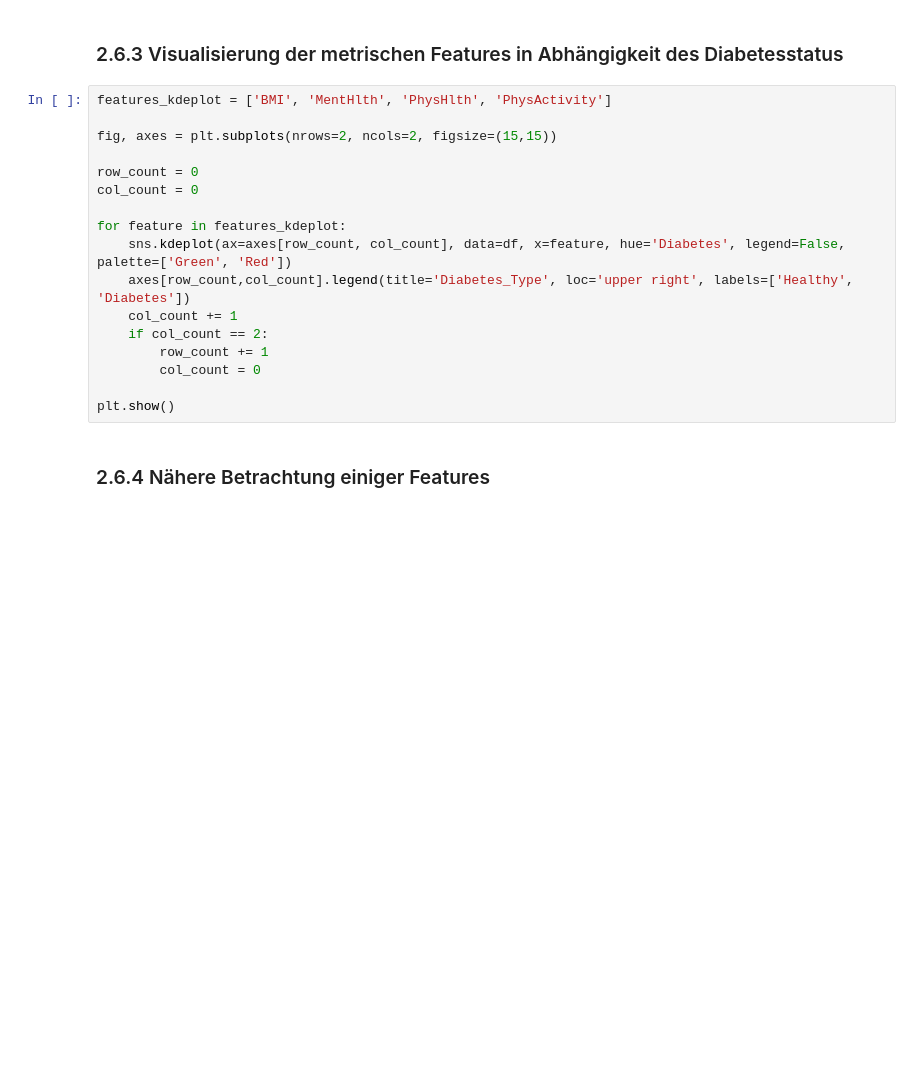
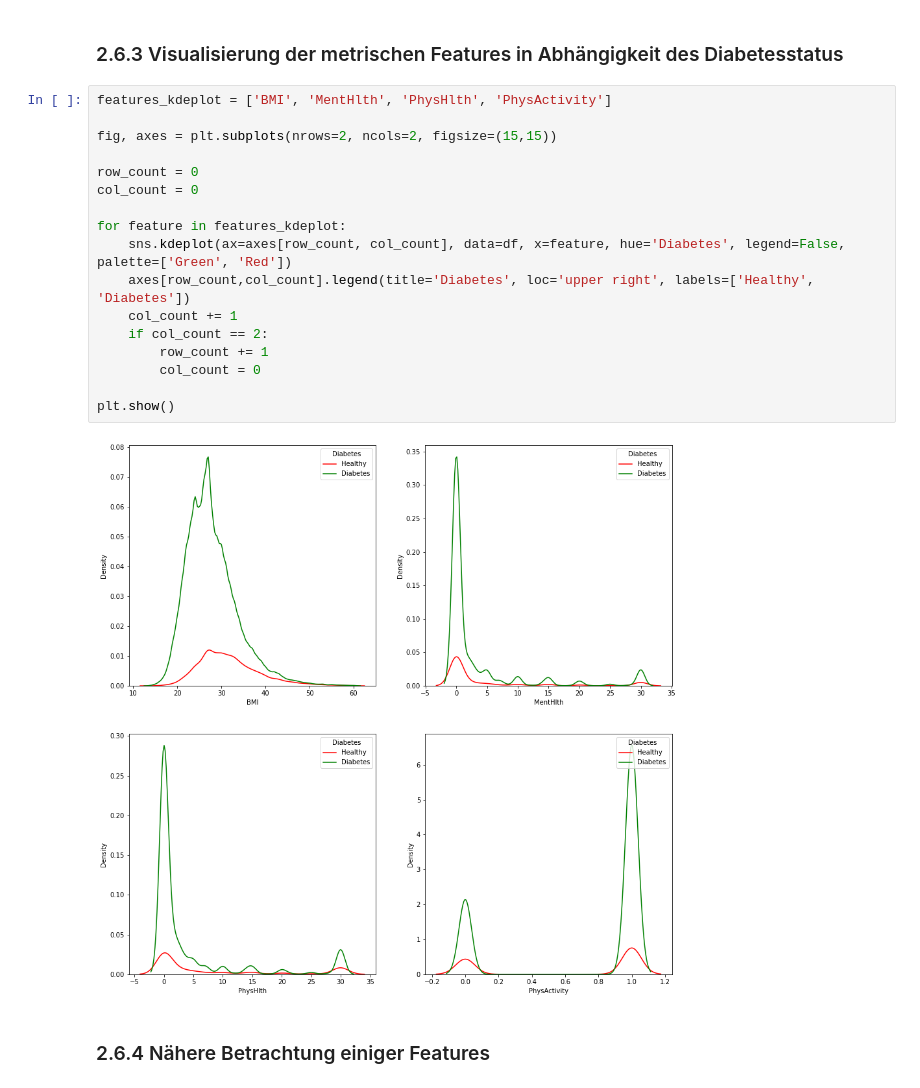
Before and after one commit to switchmachine/Diabetes-Health-Indicators, a Jupyter notebook: Programmieren2_Gruppe7_Projekt_DiabetesHealthIndicators.ipynb, the cells around one changed output. Cells and saved outputs as stored; diff of their text form; blank space fills up the shorter version.

```diff
--- a/Programmieren2_Gruppe7_Projekt_DiabetesHealthIndicators.ipynb
+++ b/Programmieren2_Gruppe7_Projekt_DiabetesHealthIndicators.ipynb
@@ -313,20 +356,22 @@ for feature in features_barplots:
 # %%
 features_kdeplot = ['BMI', 'MentHlth', 'PhysHlth', 'PhysActivity']
 
 fig, axes = plt.subplots(nrows=2, ncols=2, figsize=(15,15))
 
 row_count = 0
 col_count = 0
 
 for feature in features_kdeplot:
     sns.kdeplot(ax=axes[row_count, col_count], data=df, x=feature, hue='Diabetes', legend=False, palette=['Green', 'Red'])
-    axes[row_count,col_count].legend(title='Diabetes_Type', loc='upper right', labels=['Healthy', 'Diabetes'])
+    axes[row_count,col_count].legend(title='Diabetes', loc='upper right', labels=['Healthy', 'Diabetes'])
     col_count += 1
     if col_count == 2:
         row_count += 1
         col_count = 0
 
 plt.show()
+# %% [output]
+[figure, added]
 # %% [markdown]
 ### 2.6.4 Nähere Betrachtung einiger Features
 # %% [markdown]
```
Also changed, not shown: parts of 216 cells of this notebook.
